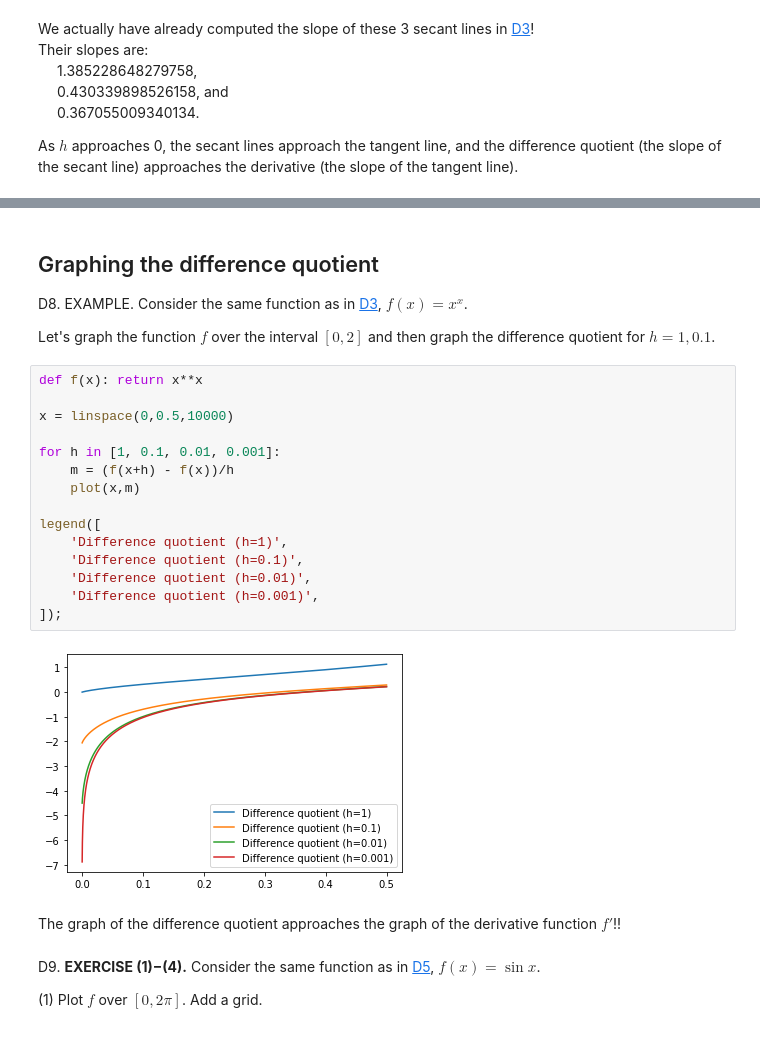
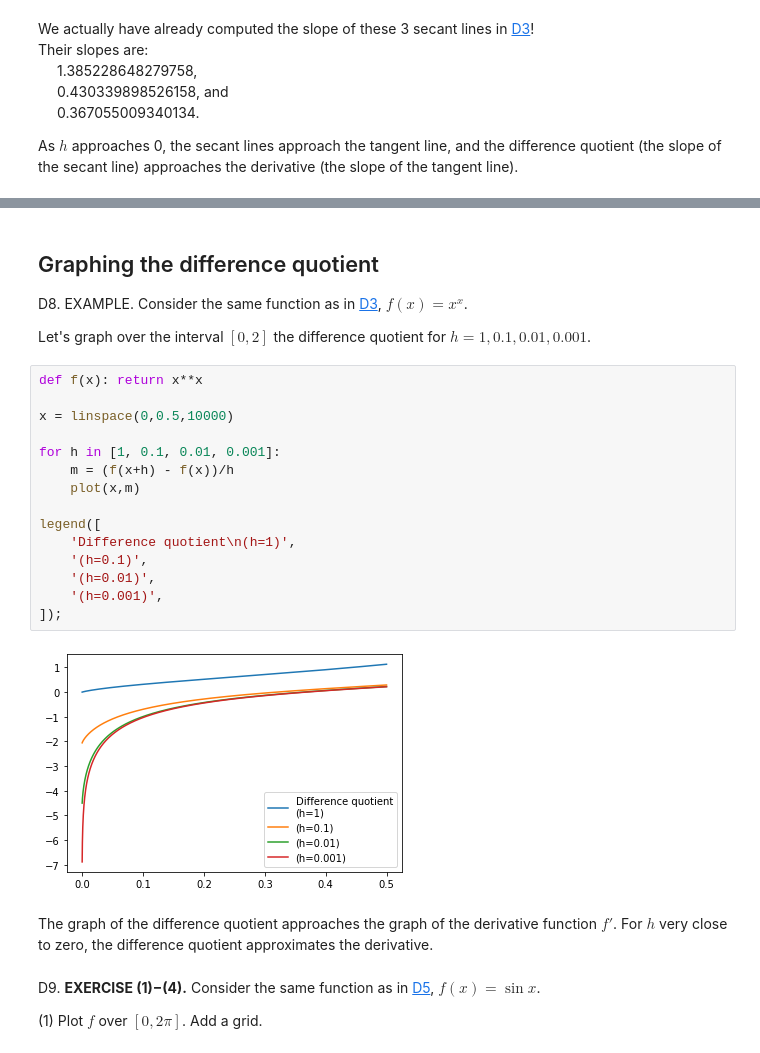
Before and after one commit to AnnieBMCC/pycalclab, a Jupyter notebook: mat301d-soln.ipynb, the cells around one changed output, grey strips where cells are left out. Drawn from its saved outputs; the diff is of its cells as text.

```diff
--- a/mat301d-soln.ipynb
+++ b/mat301d-soln.ipynb
@@ -218,27 +223,27 @@ legend(['f', 'h=pi/2', 'h=1', 'h=0.01']);
 
 D8. EXAMPLE. Consider the same function as in [D3](#D3), $f(x)=x^x$.
 
-Let's graph the function $f$ over the interval $[0,2]$
-and then graph the difference quotient for $h=1, 0.1$.
+Let's graph over the interval $[0,2]$ the difference quotient for $h=1, 0.1, 0.01, 0.001$.
 # %%
 def f(x): return x**x
 
 x = linspace(0,0.5,10000)
 
 for h in [1, 0.1, 0.01, 0.001]:
     m = (f(x+h) - f(x))/h
     plot(x,m)
 
 legend([
-    'Difference quotient (h=1)',
-    'Difference quotient (h=0.1)',
-    'Difference quotient (h=0.01)',
-    'Difference quotient (h=0.001)',
+    'Difference quotient\n(h=1)',
+    '(h=0.1)',
+    '(h=0.01)',
+    '(h=0.001)',
 ]);
 # %% [output]
-[figure, old version]
+[figure, new version]
 # %% [markdown]
-The graph of the difference quotient approaches the graph of the derivative function $f'$!!
+The graph of the difference quotient approaches the graph of the derivative function $f'$.
+For $h$ very close to zero, the difference quotient approximates the derivative.
 # %% [markdown]
 D9. **EXERCISE (1)−(4).** Consider the same function as in [D5](#D5), $f(x)=\sin x$.
 
```
Also changed, not shown: parts of 15 cells of this notebook, 3 other files.
